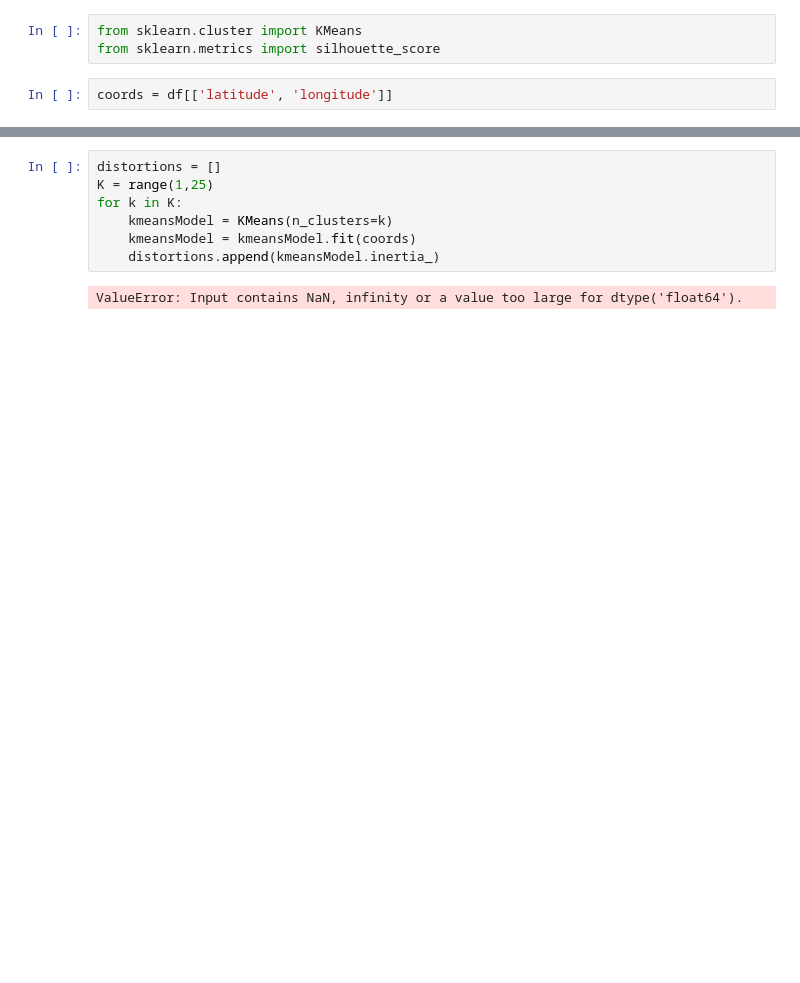
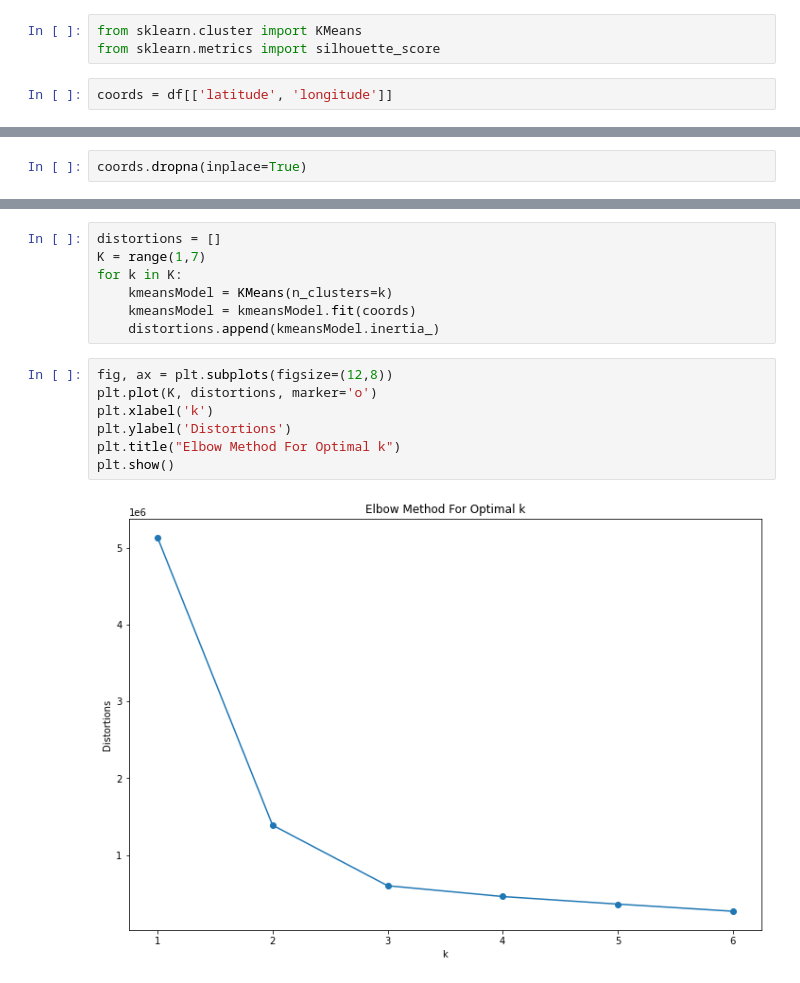
Before and after one commit to dj-betts/jf_project, a Jupyter notebook: eda.ipynb, the cells around one changed output, grey strips where cells are left out. Cells and saved outputs as stored; diff of their text form; blank space fills up the shorter version.

Commit message:
elbow analysis for knn

```diff
--- a/eda.ipynb
+++ b/eda.ipynb
@@ -616,2 +604,3 @@ coords = df[['latitude', 'longitude']]
 # %%
+coords.dropna(inplace=True)
 # %% [output]
@@ -619,9 +626,16 @@ numpy.float64
 # %%
 distortions = []
-K = range(1,25)
+K = range(1,7)
 for k in K:
     kmeansModel = KMeans(n_clusters=k)
     kmeansModel = kmeansModel.fit(coords)
     distortions.append(kmeansModel.inertia_)
-# %% [output]
-ValueError: Input contains NaN, infinity or a value too large for dtype('float64').
+# %%
+fig, ax = plt.subplots(figsize=(12,8))
+plt.plot(K, distortions, marker='o')
+plt.xlabel('k')
+plt.ylabel('Distortions')
+plt.title("Elbow Method For Optimal k")
+plt.show()
+# %% [output]
+[figure, added]
```
Also changed, not shown: parts of 24 cells of this notebook.
